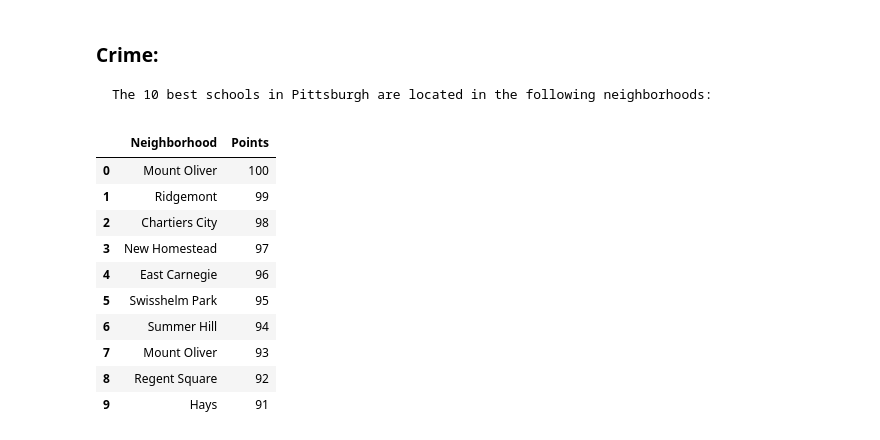
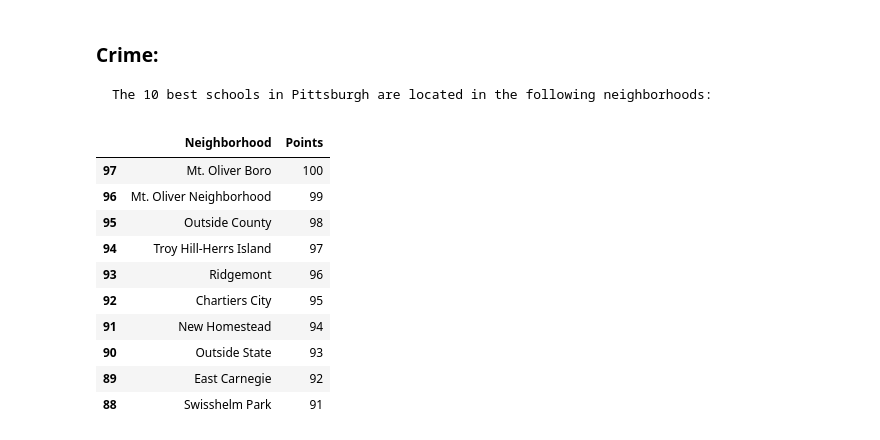
Before and after one commit to SalemZenati/BigIdeasFinalProject, a Jupyter notebook: Final_Project.ipynb, the cells around one changed output. Cells and saved outputs as stored; diff of their text form; code cells hidden in the pictures.

```diff
--- a/Final_Project.ipynb
+++ b/Final_Project.ipynb
@@ -69,18 +80,21 @@ display(parks_df.head(10))
     The 10 best schools in Pittsburgh are located in the following neighborhoods:
 # %%
 crime_df = pd.read_csv('export_crime.csv')
-crime_df['Points'] = 100 - crime_df.index
+crime_df.index = pd.to_numeric(crime_df.index, errors='coerce')
+crime_df['Points'] =  crime_df.index + 3
+crime_df = crime_df.rename(columns={'INCIDENTNEIGHBORHOOD': 'Neighborhood'})
 crime_df = crime_df[['Neighborhood', 'Points']]
+crime_df = crime_df.sort_values(by=['Points'], ascending=False)
 display(crime_df.head(10))
 # %% [output]
 |  | Neighborhood | Points |
-| 0 | Mount Oliver | 100 |
-| 1 | Ridgemont | 99 |
-| 2 | Chartiers City | 98 |
-| 3 | New Homestead | 97 |
-| 4 | East Carnegie | 96 |
-| 5 | Swisshelm Park | 95 |
-| 6 | Summer Hill | 94 |
-| 7 | Mount Oliver | 93 |
-| 8 | Regent Square | 92 |
-| 9 | Hays | 91 |
+| 97 | Mt. Oliver Boro | 100 |
+| 96 | Mt. Oliver Neighborhood | 99 |
+| 95 | Outside County | 98 |
+| 94 | Troy Hill-Herrs Island | 97 |
+| 93 | Ridgemont | 96 |
+| 92 | Chartiers City | 95 |
+| 91 | New Homestead | 94 |
+| 90 | Outside State | 93 |
+| 89 | East Carnegie | 92 |
+| 88 | Swisshelm Park | 91 |
```
Also changed, not shown: parts of 14 cells of this notebook, 1 other file.
